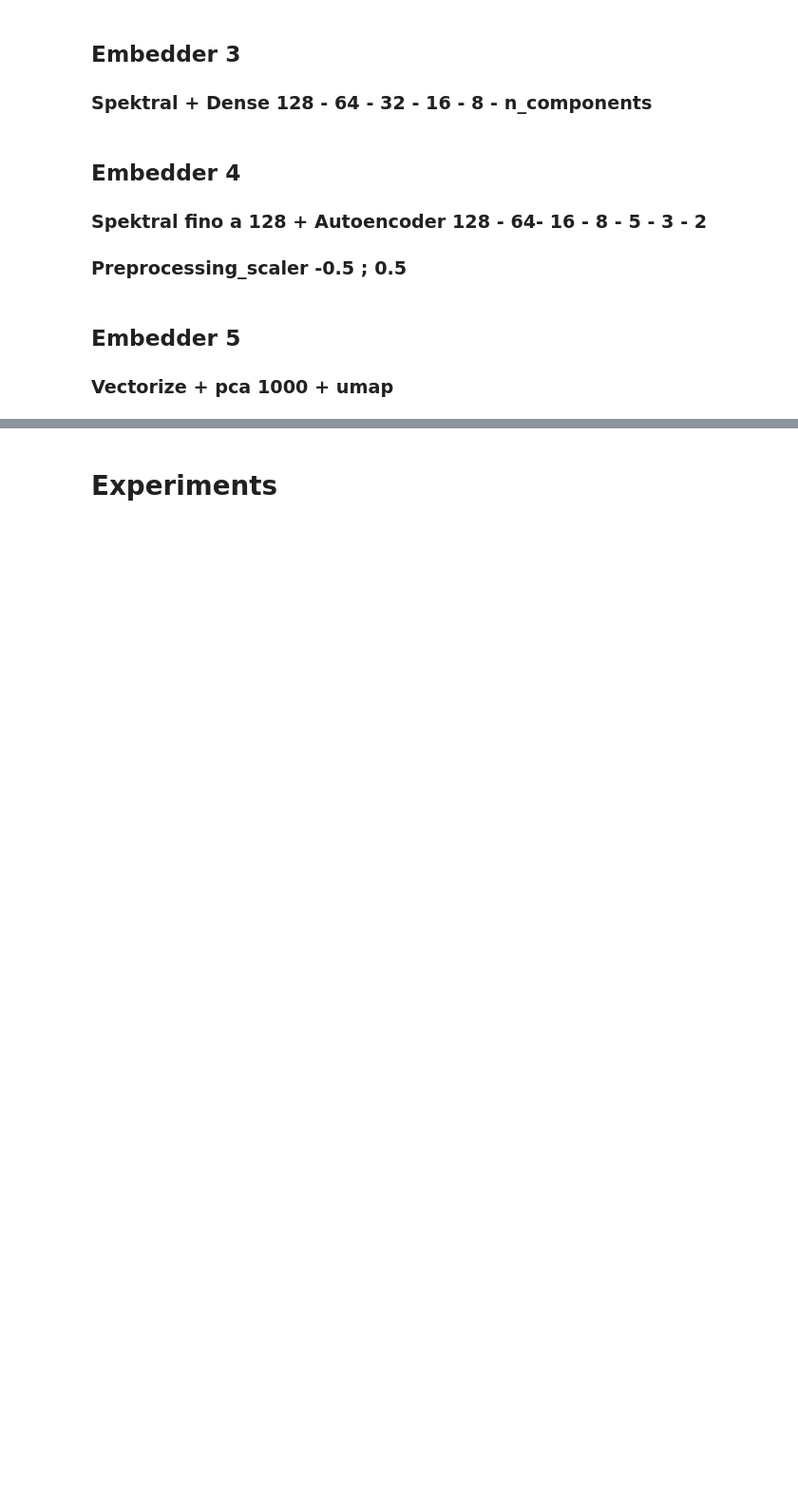
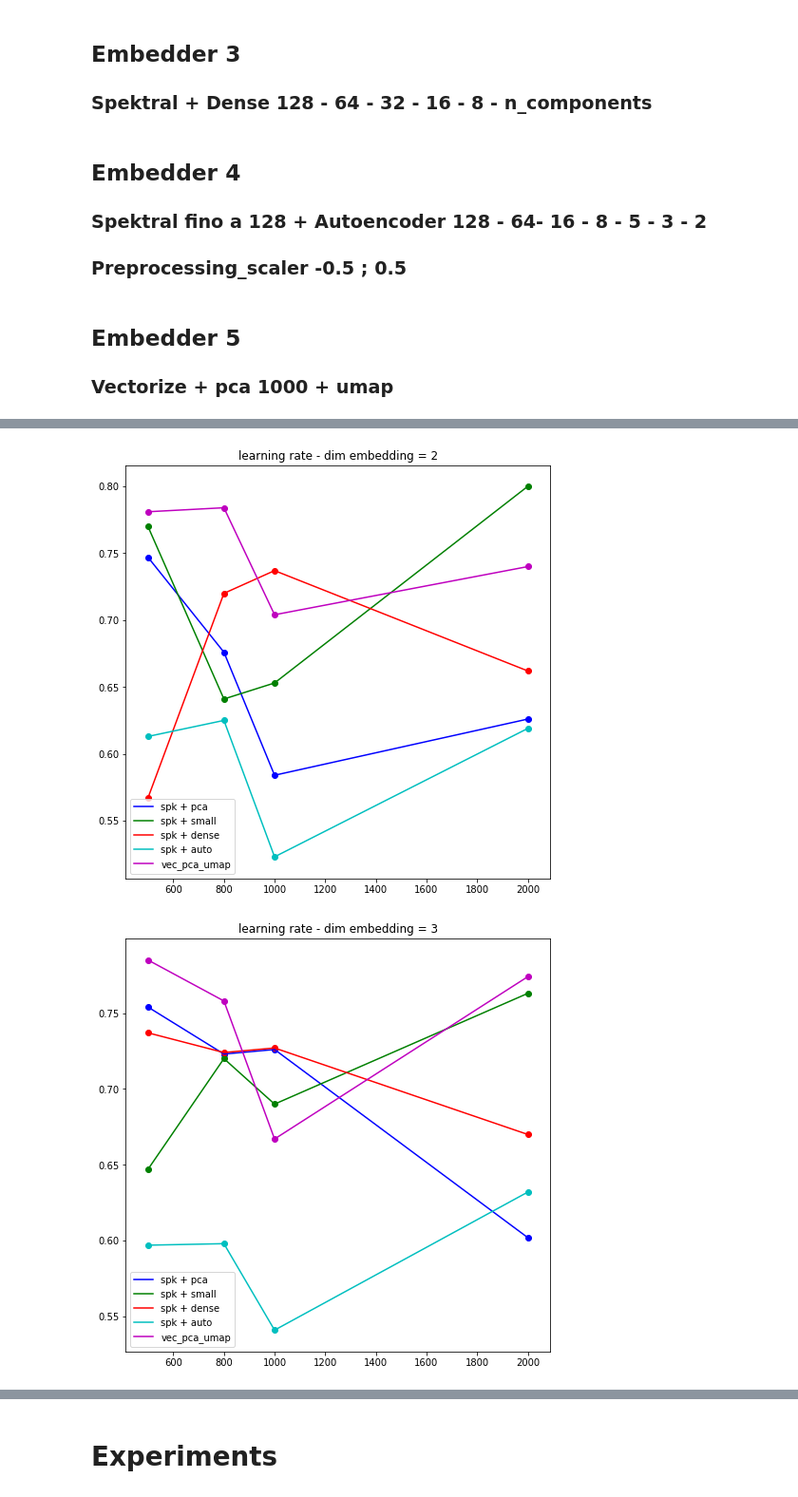
Before and after one commit to AntonioLonga/Master-thesis, a Jupyter notebook: Experiments/GNN+pca vs GNN+dense vs GNN+small vs GNN+autoencoder.ipynb, the cells around one changed output, grey strips where cells are left out. Shown: that part at 95% size. Saved outputs shown, nothing was run; the diff lists cells and outputs as text; code cells hidden in the pictures; blank space fills up the shorter version.

Commit message:
update test on 500,800,1000,2000 graphs complexity 15

```diff
--- a/Experiments/GNN+pca vs GNN+dense vs GNN+small vs GNN+autoencoder.ipynb
+++ b/Experiments/GNN+pca vs GNN+dense vs GNN+small vs GNN+autoencoder.ipynb
@@ -199,0 +244,9 @@ Spketral 128 - Autoencoder denso  0.439  0.184  0.534  0.122  0.562  0.115   0.3
+# %%
+visualizators = [vis_500_compx15, vis_800_compx15,vis_1000_compx15,vis_2000_compx15]
+
+temp_plot(visualizators, 2)
+temp_plot(visualizators, 3)
+temp_plot(visualizators, 5)
+# %% [output]
+[figure, added]
+[figure, added]
```
Also changed, not shown: parts of 18 cells of this notebook.
